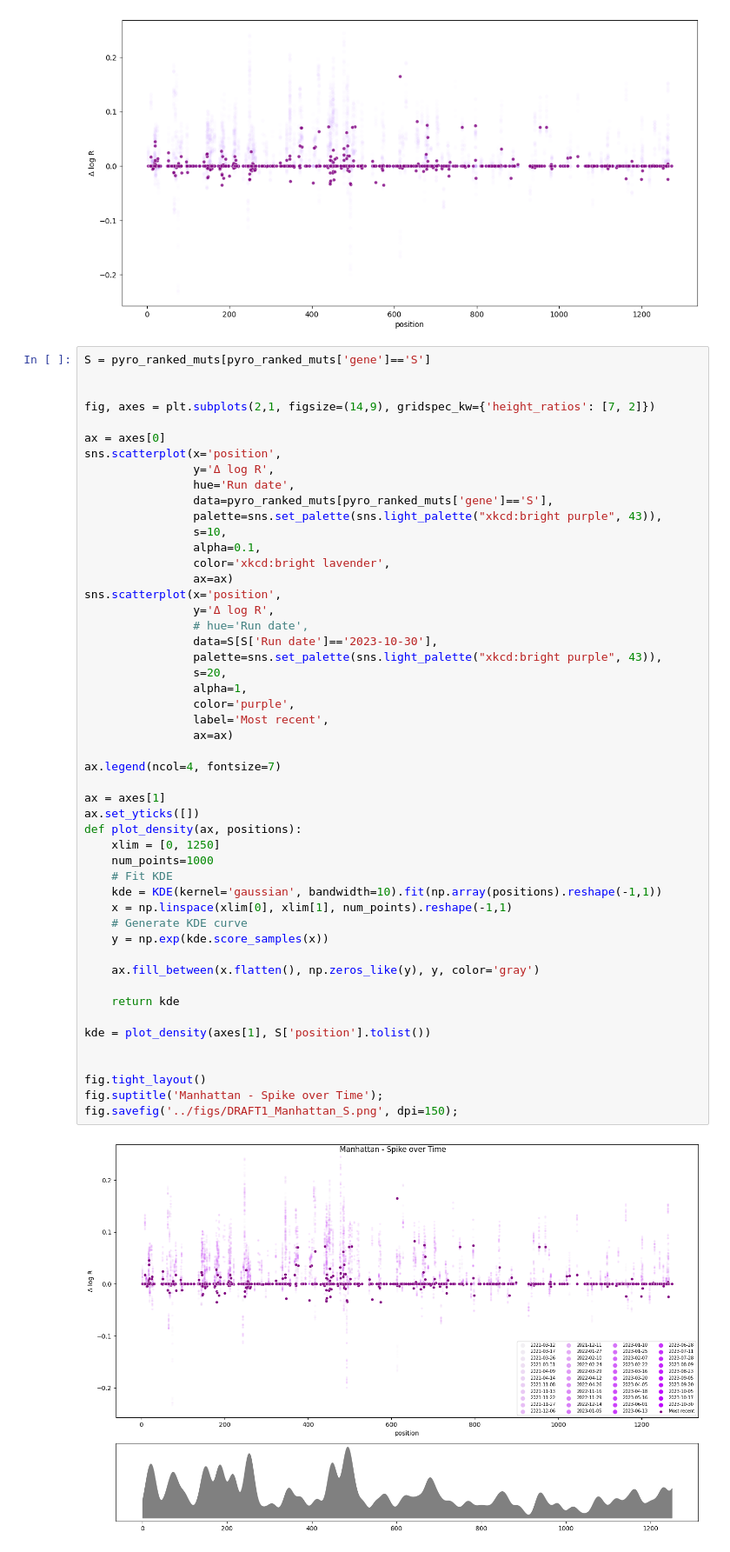
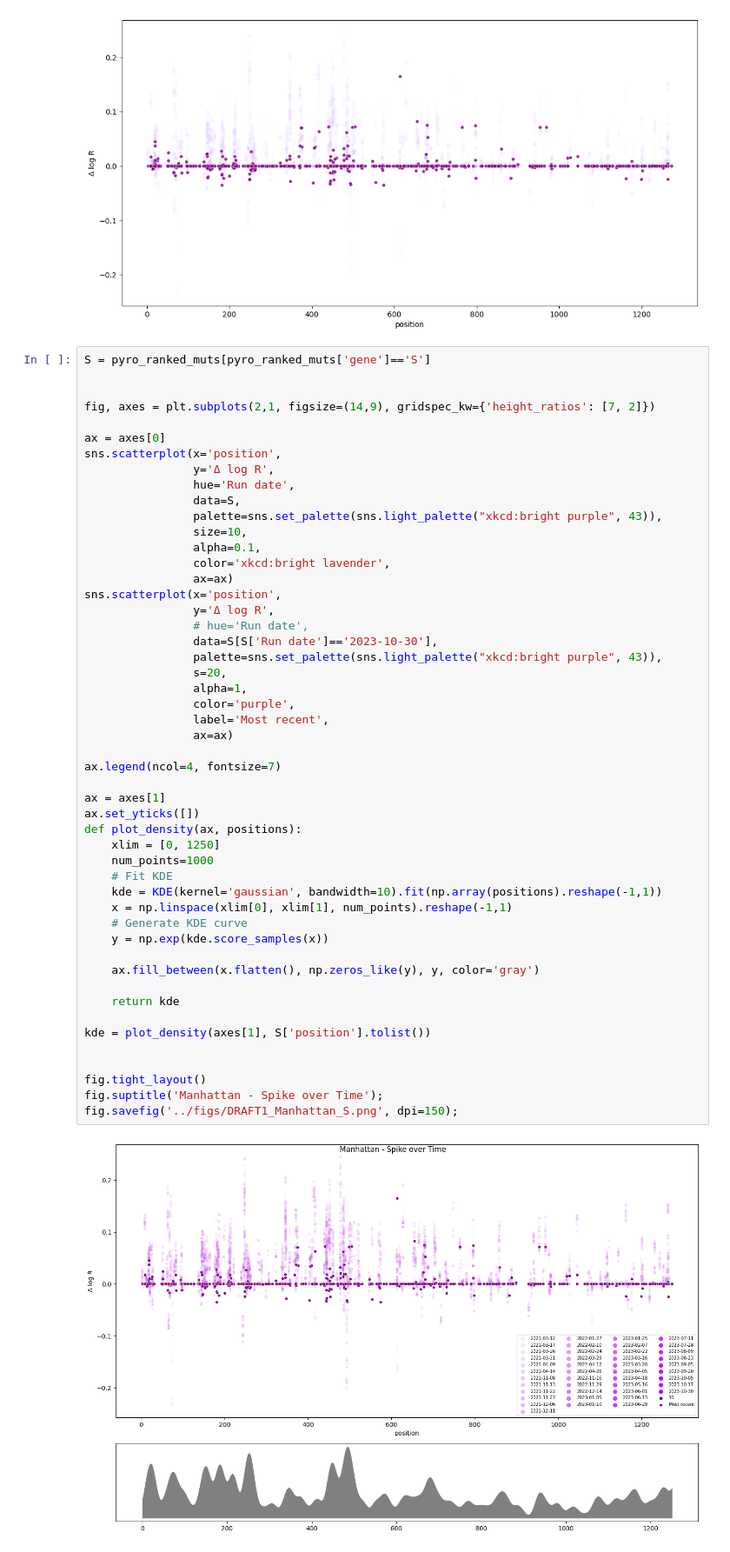
Before and after one commit to rachel-laing/retro, a Jupyter notebook: analyses/manhattans.ipynb, the cells around one changed output. Shown at 87% size. Cells and saved outputs as stored; diff of their text form.

```diff
--- a/analyses/manhattans.ipynb
+++ b/analyses/manhattans.ipynb
@@ -111,9 +107,9 @@ ax = axes[0]
 sns.scatterplot(x='position',
                 y='Δ log R',
                 hue='Run date',
-                data=pyro_ranked_muts[pyro_ranked_muts['gene']=='S'],
+                data=S,
                 palette=sns.set_palette(sns.light_palette("xkcd:bright purple", 43)),
-                s=10,
+                size=10,
                 alpha=0.1,
                 color='xkcd:bright lavender',
                 ax=ax)
@@ -125,31 +121,31 @@ sns.scatterplot(x='position',
                 s=20,
                 alpha=1,
                 color='purple',
                 label='Most recent',
                 ax=ax)
 
 ax.legend(ncol=4, fontsize=7)
 
 ax = axes[1]
 ax.set_yticks([])
 def plot_density(ax, positions):
     xlim = [0, 1250]
     num_points=1000
     # Fit KDE
     kde = KDE(kernel='gaussian', bandwidth=10).fit(np.array(positions).reshape(-1,1))
     x = np.linspace(xlim[0], xlim[1], num_points).reshape(-1,1)
     # Generate KDE curve
     y = np.exp(kde.score_samples(x))
 
     ax.fill_between(x.flatten(), np.zeros_like(y), y, color='gray')
 
     return kde
 
 kde = plot_density(axes[1], S['position'].tolist())
 
 
 fig.tight_layout()
 fig.suptitle('Manhattan - Spike over Time');
 fig.savefig('../figs/DRAFT1_Manhattan_S.png', dpi=150);
 # %% [output]
-[figure, old version]
+[figure, new version]
```
Also changed, not shown: parts of 5 cells of this notebook, 15 other files.
